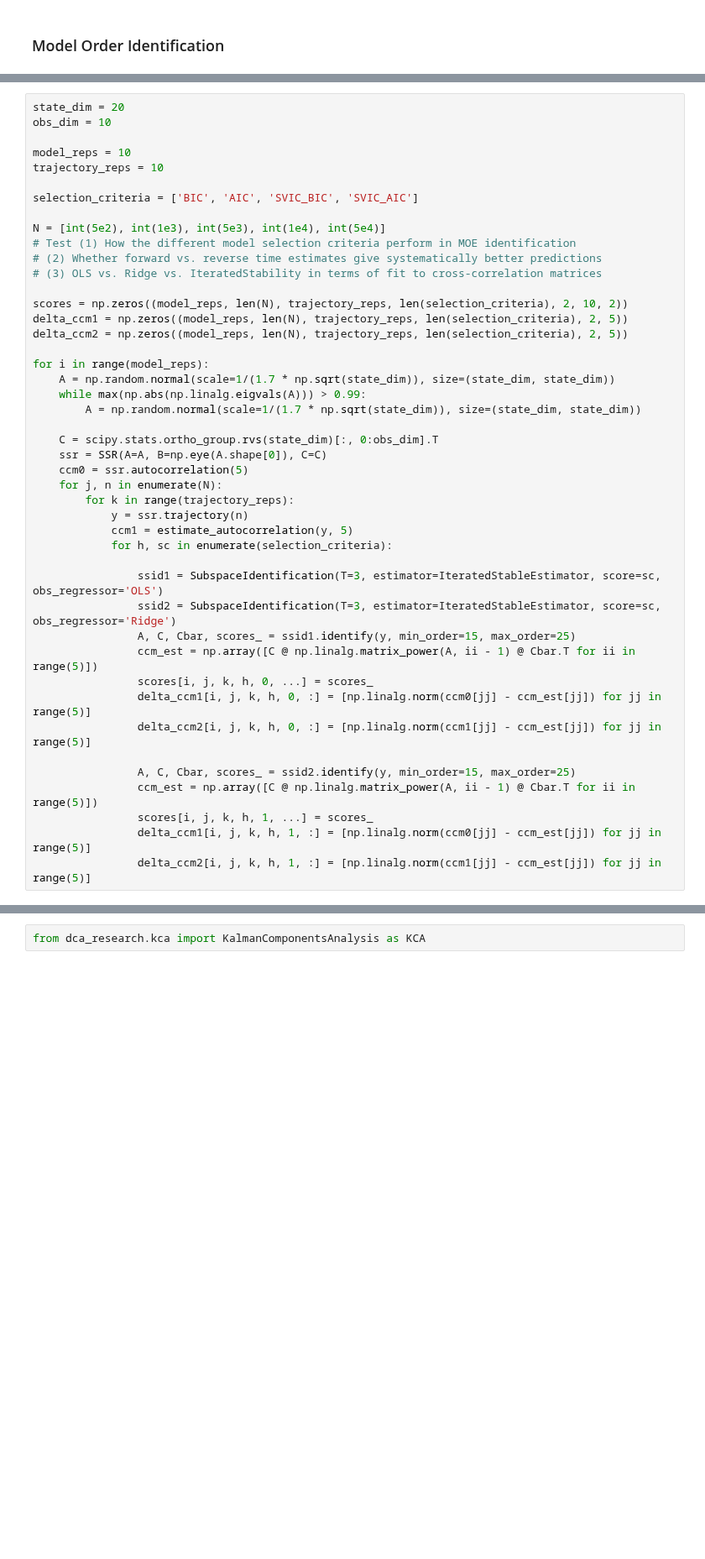
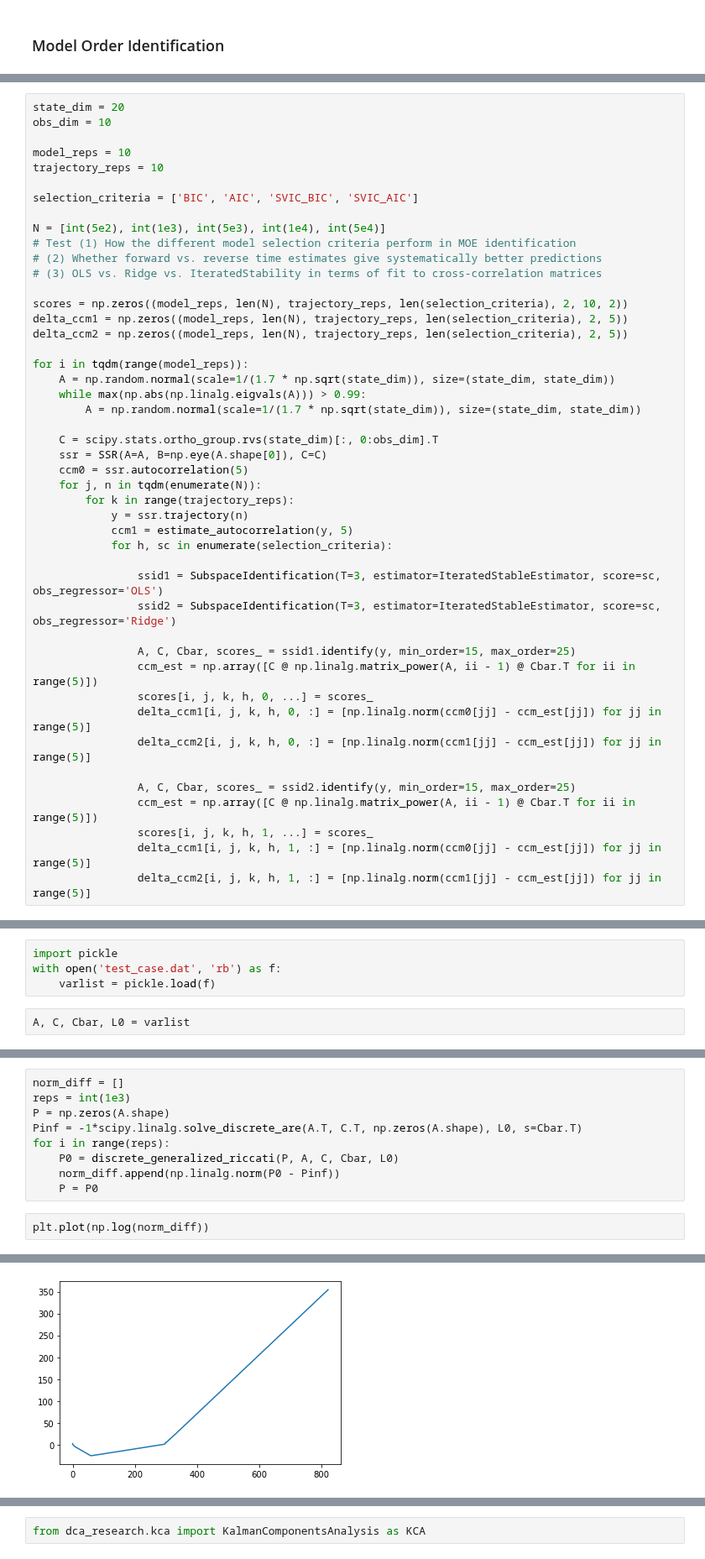
Before and after one commit to BouchardLab/FCCA_analysis, a Jupyter notebook: notebooks/data_exploration/state_space_inference.ipynb, the cells around one changed output, grey strips where cells are left out. Shown at 84% size. Cells and saved outputs as stored; diff of their text form; blank space fills up the shorter version.

Commit message:
numerical instability of riccati recursions necessitates ckms recursions

```diff
--- a/notebooks/data_exploration/state_space_inference.ipynb
+++ b/notebooks/data_exploration/state_space_inference.ipynb
@@ -615,7 +614,7 @@ scores = np.zeros((model_reps, len(N), trajectory_reps, len(selection_criteria),
 delta_ccm1 = np.zeros((model_reps, len(N), trajectory_reps, len(selection_criteria), 2, 5))
 delta_ccm2 = np.zeros((model_reps, len(N), trajectory_reps, len(selection_criteria), 2, 5))
 
-for i in range(model_reps):
+for i in tqdm(range(model_reps)):
     A = np.random.normal(scale=1/(1.7 * np.sqrt(state_dim)), size=(state_dim, state_dim))
     while max(np.abs(np.linalg.eigvals(A))) > 0.99:
         A = np.random.normal(scale=1/(1.7 * np.sqrt(state_dim)), size=(state_dim, state_dim))
@@ -623,7 +622,7 @@ for i in range(model_reps):
     C = scipy.stats.ortho_group.rvs(state_dim)[:, 0:obs_dim].T
     ssr = SSR(A=A, B=np.eye(A.shape[0]), C=C)
     ccm0 = ssr.autocorrelation(5)
-    for j, n in enumerate(N):
+    for j, n in tqdm(enumerate(N)):
         for k in range(trajectory_reps):
             y = ssr.trajectory(n)
             ccm1 = estimate_autocorrelation(y, 5)
@@ -631,6 +630,7 @@ for i in range(model_reps):
 
                 ssid1 = SubspaceIdentification(T=3, estimator=IteratedStableEstimator, score=sc, obs_regressor='OLS')
                 ssid2 = SubspaceIdentification(T=3, estimator=IteratedStableEstimator, score=sc, obs_regressor='Ridge')
+
                 A, C, Cbar, scores_ = ssid1.identify(y, min_order=15, max_order=25)
                 ccm_est = np.array([C @ np.linalg.matrix_power(A, ii - 1) @ Cbar.T for ii in range(5)])
                 scores[i, j, k, h, 0, ...] = scores_
@@ -644,0 +657,6 @@ for i in range(model_reps):
+# %%
+import pickle
+with open('test_case.dat', 'rb') as f:
+    varlist = pickle.load(f)
+# %%
+A, C, Cbar, L0 = varlist
@@ -644,0 +665,12 @@ for i in range(model_reps):
+# %%
+norm_diff = []
+reps = int(1e3)
+P = np.zeros(A.shape)
+Pinf = -1*scipy.linalg.solve_discrete_are(A.T, C.T, np.zeros(A.shape), L0, s=Cbar.T)
+for i in range(reps):
+    P0 = discrete_generalized_riccati(P, A, C, Cbar, L0)
+    norm_diff.append(np.linalg.norm(P0 - Pinf))
+    P = P0
+# %%
+plt.plot(np.log(norm_diff))
+# %% [output]
@@ -644,0 +678 @@ for i in range(model_reps):
+[figure, added]
```
Also changed, not shown: parts of 7 cells of this notebook, 1 other file.
